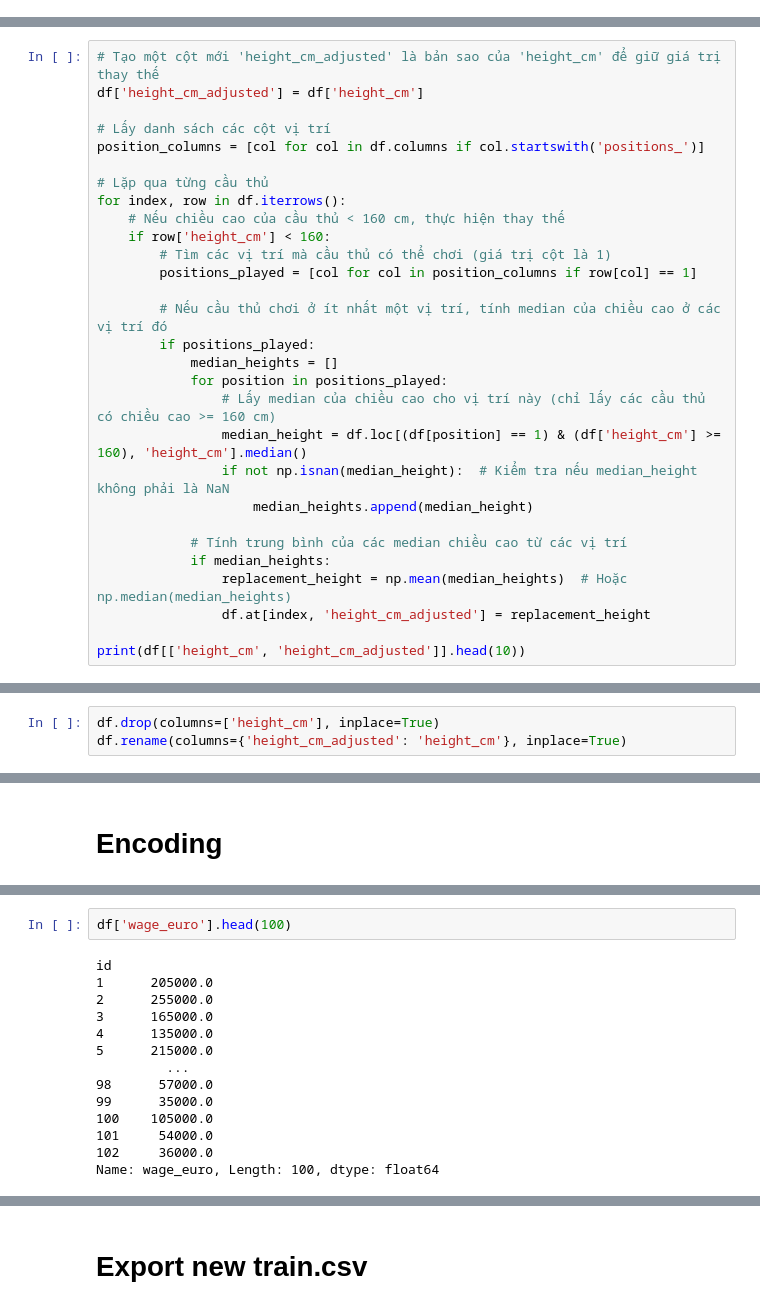
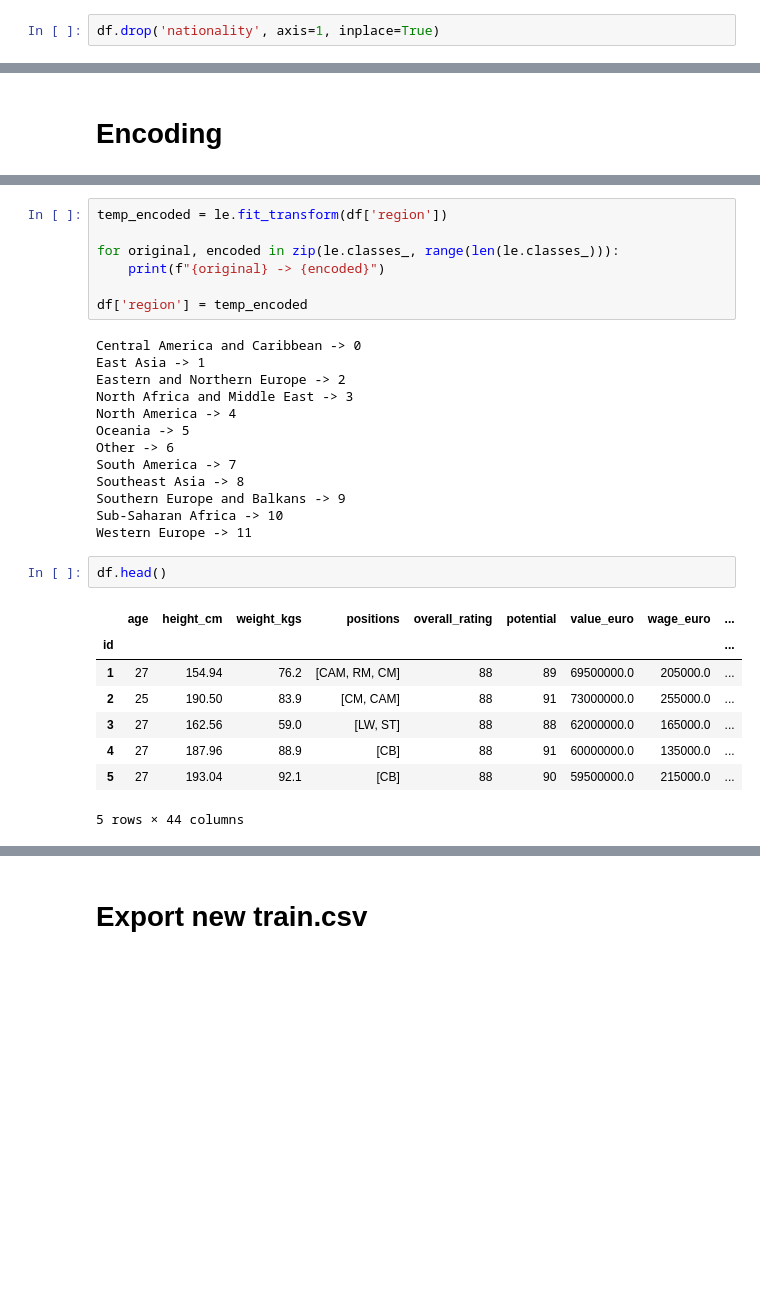
Before and after one commit to nttrung612/Football_Players_Rating_Prediction, a Jupyter notebook: preprocess.ipynb, the cells around one changed output, grey strips where cells are left out. Saved outputs shown, nothing was run; the diff lists cells and outputs as text; blank space fills up the shorter version.

```diff
--- a/preprocess.ipynb
+++ b/preprocess.ipynb
@@ -309,0 +173,2 @@ Name: count, Length: 89, dtype: int64
+# %%
+df.drop('nationality', axis=1, inplace=True)
@@ -376,29 +220,0 @@ df['height_cm'].hist(bins=30)
-# %%
-# Tạo một cột mới 'height_cm_adjusted' là bản sao của 'height_cm' để giữ giá trị thay thế
-df['height_cm_adjusted'] = df['height_cm']
-
-# Lấy danh sách các cột vị trí
-position_columns = [col for col in df.columns if col.startswith('positions_')]
-
-# Lặp qua từng cầu thủ
-for index, row in df.iterrows():
-    # Nếu chiều cao của cầu thủ < 160 cm, thực hiện thay thế
-    if row['height_cm'] < 160:
-        # Tìm các vị trí mà cầu thủ có thể chơi (giá trị cột là 1)
-        positions_played = [col for col in position_columns if row[col] == 1]
-
-        # Nếu cầu thủ chơi ở ít nhất một vị trí, tính median của chiều cao ở các vị trí đó
-        if positions_played:
-            median_heights = []
-            for position in positions_played:
-                # Lấy median của chiều cao cho vị trí này (chỉ lấy các cầu thủ có chiều cao >= 160 cm)
-                median_height = df.loc[(df[position] == 1) & (df['height_cm'] >= 160), 'height_cm'].median()
-                if not np.isnan(median_height):  # Kiểm tra nếu median_height không phải là NaN
-                    median_heights.append(median_height)
-
-            # Tính trung bình của các median chiều cao từ các vị trí
-            if median_heights:
-                replacement_height = np.mean(median_heights)  # Hoặc np.median(median_heights)
-                df.at[index, 'height_cm_adjusted'] = replacement_height
-
-print(df[['height_cm', 'height_cm_adjusted']].head(10))
@@ -423,3 +220,0 @@ df['height_cm_adjusted'].hist(bins=30)
-# %%
-df.drop(columns=['height_cm'], inplace=True)
-df.rename(columns={'height_cm_adjusted': 'height_cm'}, inplace=True)
@@ -504,16 +264,31 @@ Name: count, Length: 160, dtype: int64
+# %%
+temp_encoded = le.fit_transform(df['region'])
+
+for original, encoded in zip(le.classes_, range(len(le.classes_))):
+    print(f"{original} -> {encoded}")
+
+df['region'] = temp_encoded
+# %% [output]
+Central America and Caribbean -> 0
+East Asia -> 1
+Eastern and Northern Europe -> 2
+North Africa and Middle East -> 3
+North America -> 4
+Oceania -> 5
+Other -> 6
+South America -> 7
+Southeast Asia -> 8
+Southern Europe and Balkans -> 9
+Sub-Saharan Africa -> 10
+Western Europe -> 11
 # %%
-df['wage_euro'].head(100)
+df.head()
 # %% [output]
+|  | age | height_cm | weight_kgs | positions | overall_rating | potential | value_euro | wage_euro | ... |
+| id |  |  |  |  |  |  |  |  | ... |
+| 1 | 27 | 154.94 | 76.2 | [CAM, RM, CM] | 88 | 89 | 69500000.0 | 205000.0 | ... |
+| 2 | 25 | 190.50 | 83.9 | [CM, CAM] | 88 | 91 | 73000000.0 | 255000.0 | ... |
+| 3 | 27 | 162.56 | 59.0 | [LW, ST] | 88 | 88 | 62000000.0 | 165000.0 | ... |
+| 4 | 27 | 187.96 | 88.9 | [CB] | 88 | 91 | 60000000.0 | 135000.0 | ... |
+| 5 | 27 | 193.04 | 92.1 | [CB] | 88 | 90 | 59500000.0 | 215000.0 | ... |
-id
-1      205000.0
-2      255000.0
-3      165000.0
-4      135000.0
-5      215000.0
-         ...
-98      57000.0
-99      35000.0
-100    105000.0
-101     54000.0
-102     36000.0
-Name: wage_euro, Length: 100, dtype: float64
+5 rows × 44 columns
```
Also changed, not shown: parts of 69 cells of this notebook, 13 other files.
